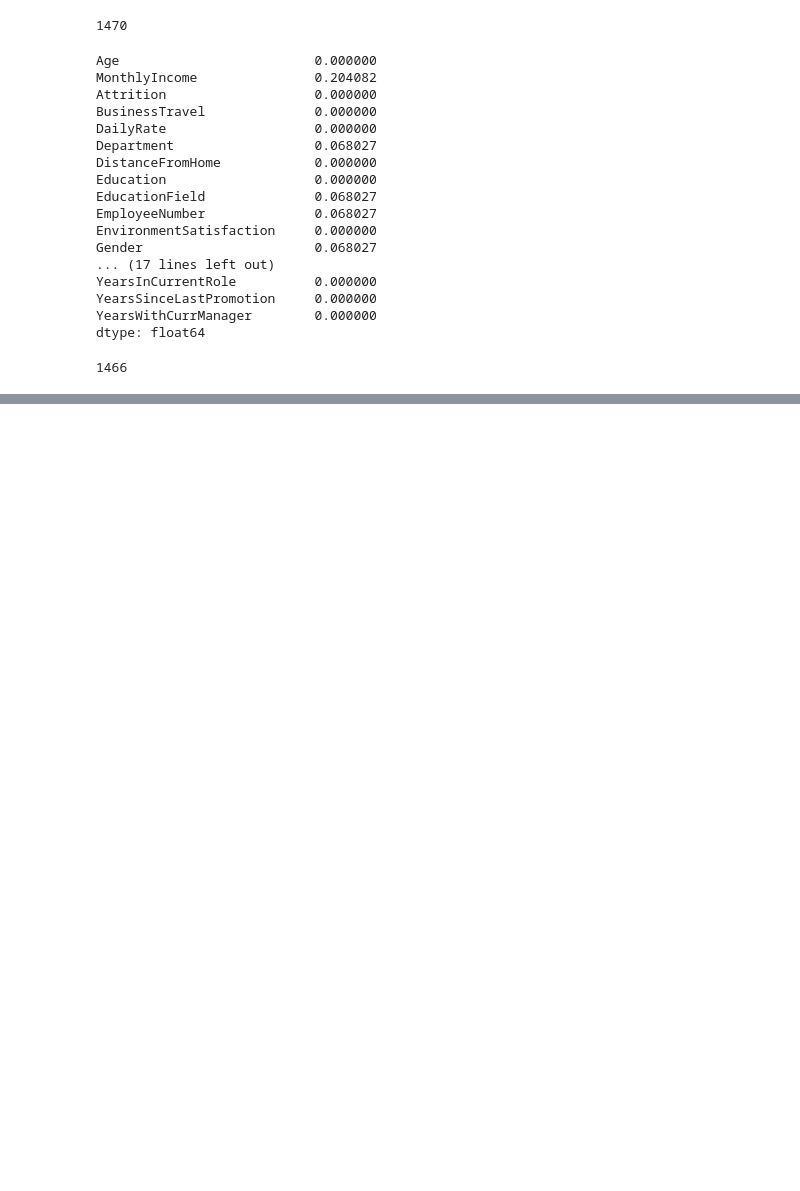
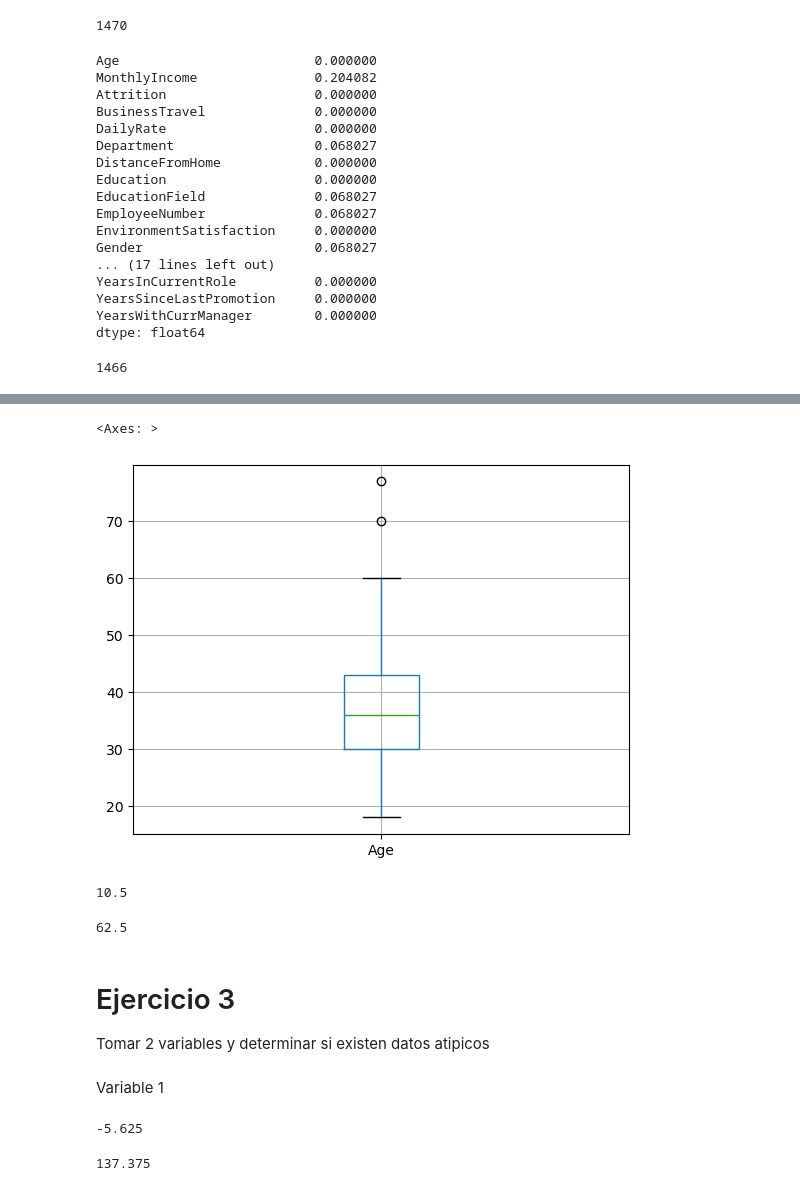
Before and after one commit to leonelrosas96/Diplomado-IA, a Jupyter notebook: Modulo_3/Proyecto_1/importar_datos.ipynb, the cells around one changed output, grey strips where cells are left out. Drawn from its saved outputs; the diff is of its cells as text; code cells hidden in the pictures; blank space fills up the shorter version.

```diff
--- a/Modulo_3/Proyecto_1/importar_datos.ipynb
+++ b/Modulo_3/Proyecto_1/importar_datos.ipynb
@@ -335,0 +509,11 @@ from sklearn.impute import SimpleImputer
+# %%
+Q1 = df_clean['Age'].quantile(0.25)
+Q3 = df_clean['Age'].quantile(0.75)
+
+IQR = Q3 - Q1   #Rango intercuartilico
+
+limite_inferior = Q1 - 1.5 * IQR
+print(limite_inferior)
+
+limite_superior = Q3 + 1.5 * IQR
+limite_superior
@@ -335,0 +525,7 @@ from sklearn.impute import SimpleImputer
+# %%
+df_test = df_clean.copy()
+
+indices = np.random.choice(df_test.index, 2, replace = False)
+
+df_test.loc[indices[0], 'Age'] += 3 *IQR
+df_test.loc[indices[1], 'Age'] += 3 *IQR
@@ -335,0 +544,41 @@ from sklearn.impute import SimpleImputer
+# %%
+df_test.boxplot(column='Age')
+# %% [output]
+<Axes: >
+[figure, added]
+# %%
+Q1 = df_test['Age'].quantile(0.25)
+Q3 = df_test['Age'].quantile(0.75)
+
+IQR = Q3 - Q1   #Rango intercuartilico
+
+limite_inferior = Q1 - 1.5 * IQR
+print(limite_inferior)
+
+limite_superior = Q3 + 1.5 * IQR
+limite_superior
+# %% [output]
+10.5
+62.5
+# %% [markdown]
+# Ejercicio 3
+
+Tomar 2 variables y determinar si existen datos atipicos
+# %% [markdown]
+Variable 1
+# %%
+Q1n =df_clean['HourlyRate'].quantile(0.25)
+
+Q3n = df_clean['HourlyRate'].quantile(0.75)
+
+IQRn = Q3n - Q1n
+
+
+limite_infn = Q1n - 1.5 * IQRn
+print(limite_infn)
+
+limite_supn = Q3n + 1.5 * IQRn
+limite_supn
+# %% [output]
+-5.625
+137.375
```
Also changed, not shown: parts of 45 cells of this notebook, 28 other files.
